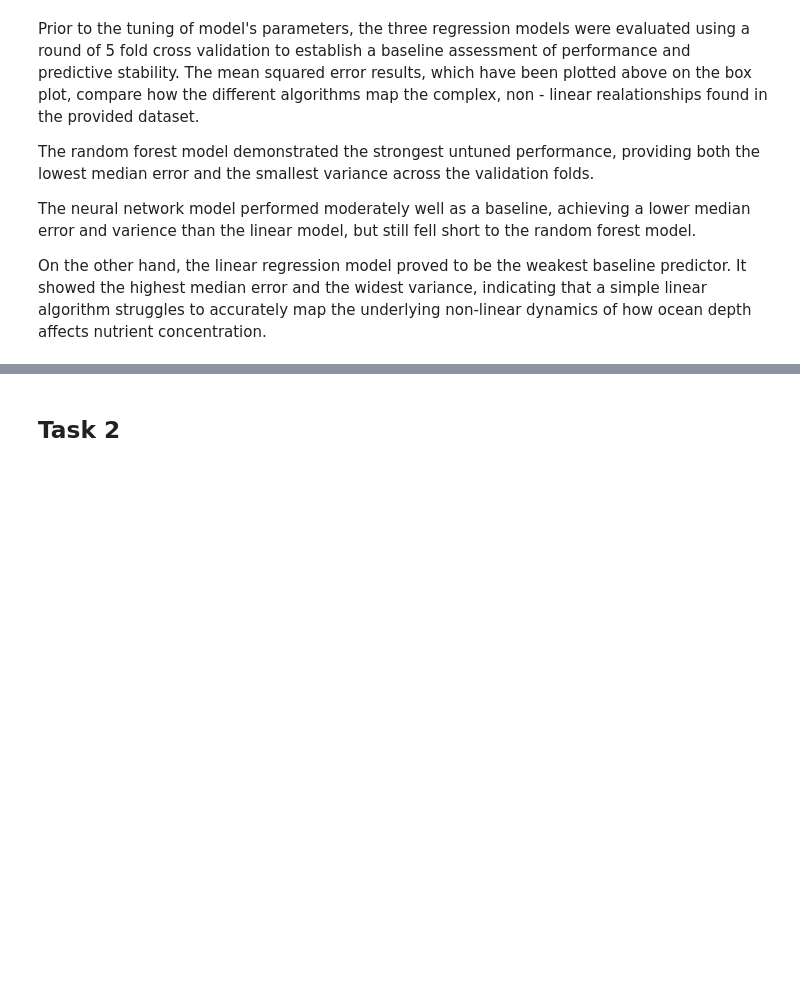
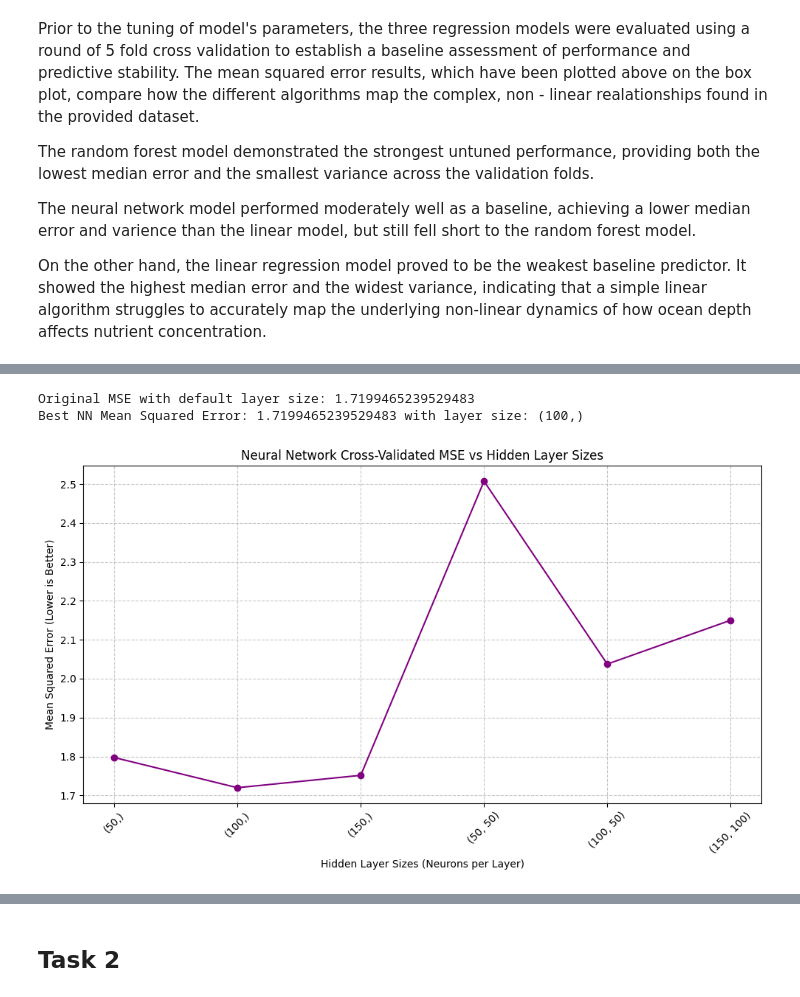
Before and after one commit to BenD2006/comp2002, a Jupyter notebook: COMP2002.ipynb, the cells around one changed output, grey strips where cells are left out. Drawn from its saved outputs; the diff is of its cells as text; code cells hidden in the pictures; blank space fills up the shorter version.

```diff
--- a/COMP2002.ipynb
+++ b/COMP2002.ipynb
@@ -337,33 +340,54 @@ As visualised above in the line graph, increasing the the number of trees initia
 # %%
+# Define a list of hidden layer architectures to evaluate.
+# Single tuples like (50,) mean one layer with 50 neurons.
+# Double tuples like (50, 50) mean two layers, each with 50 neurons.
 sizes_layer_options = [(50,), (100,), (150,), (50, 50), (100, 50), (150, 100)]
-nn_scores = []
-best_score = float('-inf')
+
+# Initialise a list to store the Cross-Validated MSE for each architecture
 nn_mse_scores = []
+
+# Initialise variables to keep track of the best performing architecture
 best_mse = float('inf')
 best_layer_size = None
 
+# Iterate through each architecture in the options list
 for size in sizes_layer_options:
-    nm_model = MLPRegressor(random_state=44, max_iter=2000, hidden_layer_sizes=size)
-    nm_model.fit(x_train_scaled, y_train_scaled)
+    # Initialise the Neural Network with the current architecture
+    # max_iter is kept at 2000 to prevent convergence warnings
+    nn_model = MLPRegressor(random_state=44, max_iter=2000, hidden_layer_sizes=size)
+
+    # Fit the model to the data
+    nn_model.fit(x_train_scaled, y_train_scaled)
+
+    # Perform 5-fold cross-validation to get a MSE estimate
+    # scikit-learn returns negative MSE, so it is negated to get positive values
     cv_scores = -cross_val_score(nn_model, x_train_scaled, y_train_scaled, cv=5, scoring='neg_mean_squared_error')
+
+    # Calculate the average MSE across the 5 folds and append it to the list
     mean_mse = cv_scores.mean()
     nn_mse_scores.append(mean_mse)
 
-
-    score = nm_model.score(x_test_scaled, y_test_scaled)
-    nn_scores.append(score)
-
-    if score > best_score:
-        best_score = score
+    # Update the "best" tracking variables if the current architecture performs better
+    if mean_mse < best_mse:
+        best_mse = mean_mse
         best_layer_size = size
 
-print(f"Original R^2 score with default layer size: {nn_score_test}")
-print(f"Best NN score: {best_score} with layer size: {best_layer_size}")
+# Print the comparison between the baseline default model and the newly optimised model
+# Note: The default hidden_layer_sizes in scikit-learn is (100,)
+print(f"Original MSE with default layer size: {nn_mean_squared_error.mean()}")
+print(f"Best NN Mean Squared Error: {best_mse} with layer size: {best_layer_size}")
 
+# Plot the results to visualise how adding neurons or layers affects the error
 plt.figure(figsize=(10, 6))
-plt.plot([str(size) for size in sizes_layer_options], nn_scores, marker='o')
-plt.title('Neural Network R^2 Score vs Hidden Layer Sizes')
-plt.xlabel('Hidden Layer Sizes')
-plt.ylabel('R^2 Score')
-plt.grid()
+plt.plot([str(size) for size in sizes_layer_options], nn_mse_scores, marker='o', color='purple')
+plt.title('Neural Network Cross-Validated MSE vs Hidden Layer Sizes')
+plt.xlabel('Hidden Layer Sizes (Neurons per Layer)')
+plt.ylabel('Mean Squared Error (Lower is Better)')
+plt.grid(True, linestyle='--', alpha=0.7)
+plt.xticks(rotation=45)
+plt.tight_layout()
 plt.show()
+# %% [output]
+Original MSE with default layer size: 1.7199465239529483
+Best NN Mean Squared Error: 1.7199465239529483 with layer size: (100,)
+[figure, added]
```
Also changed, not shown: parts of 8 cells of this notebook.
